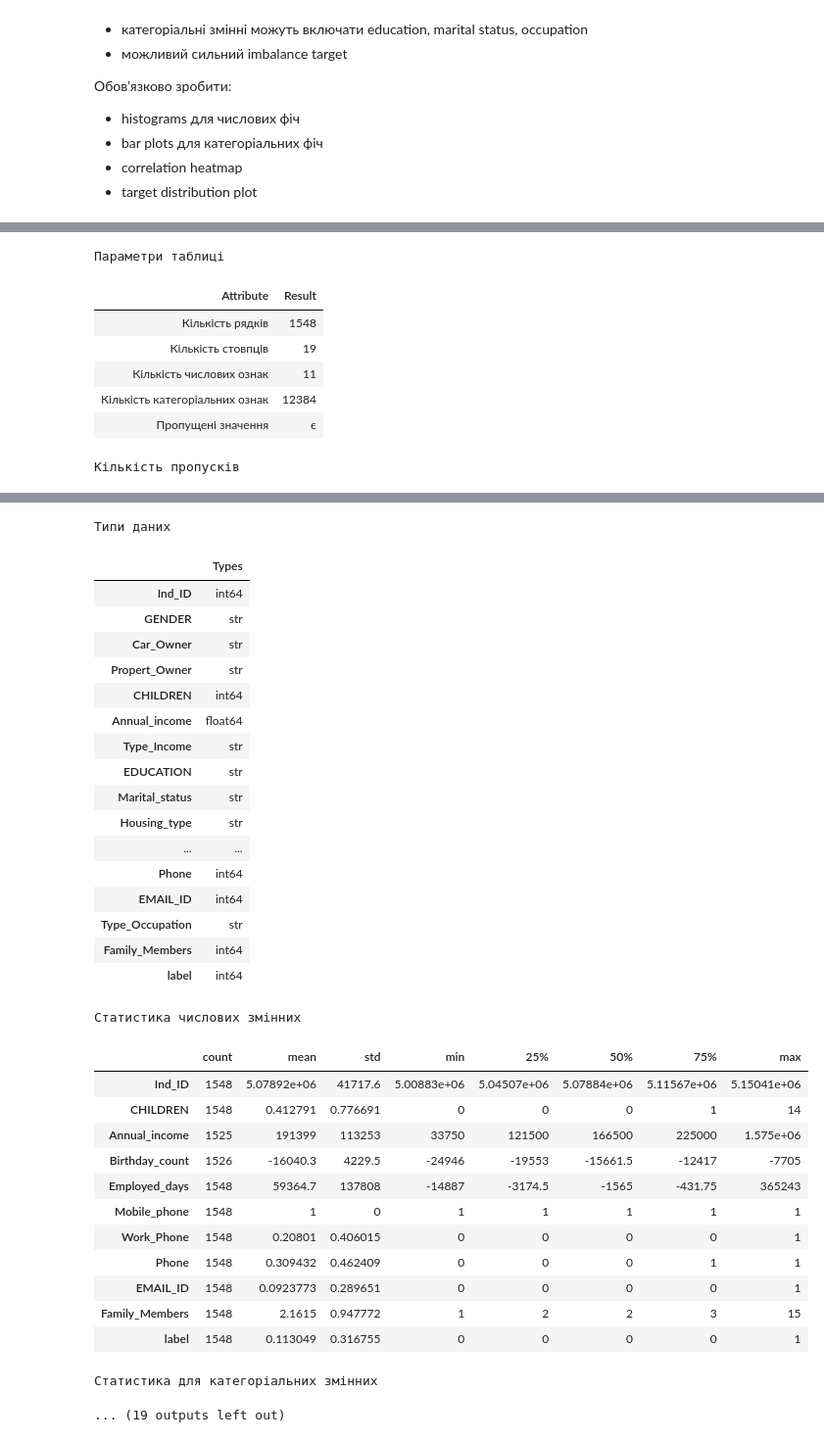
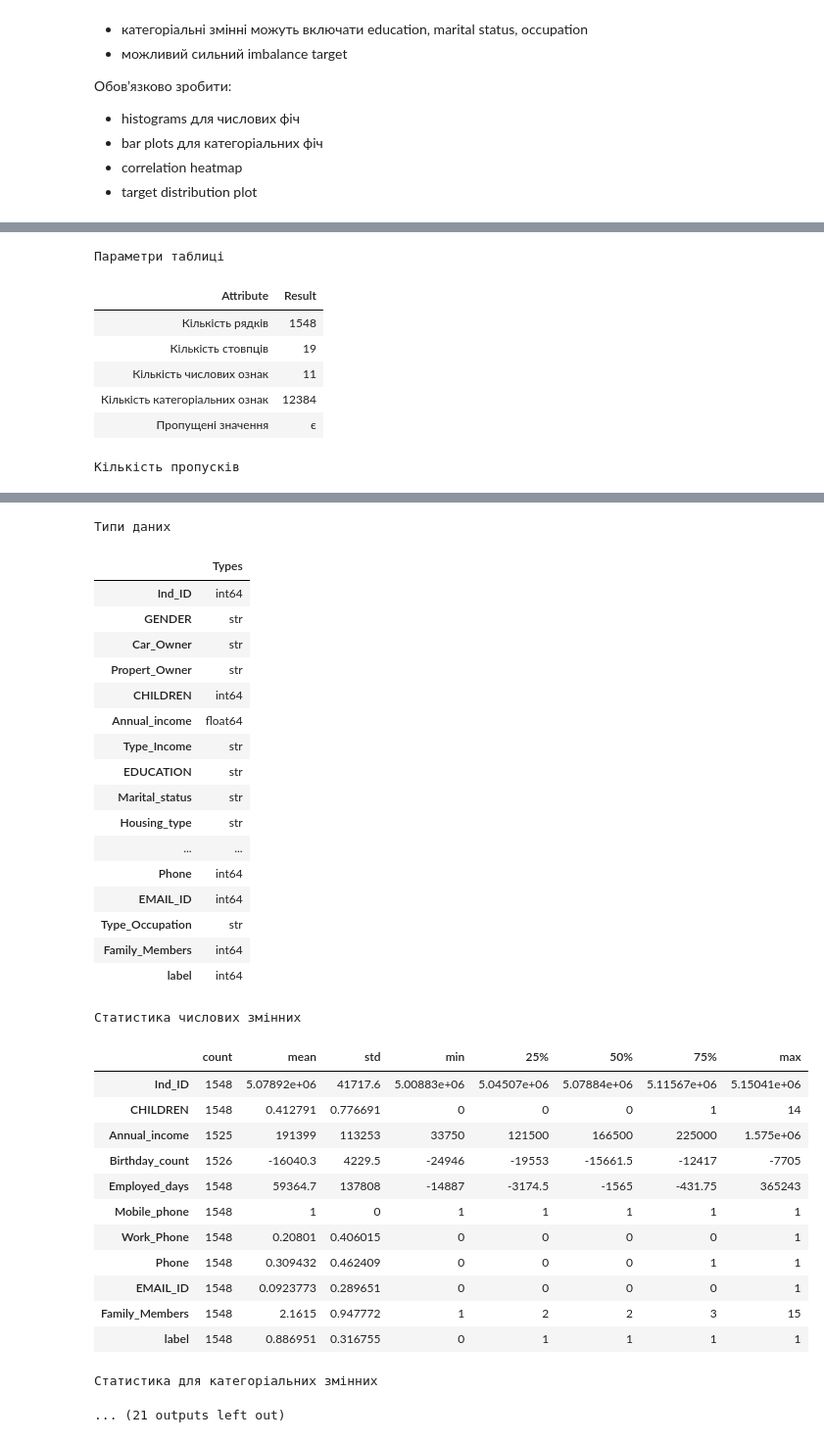
Before and after one commit to BogdanPinchuk/DataScience-PBY_HW20_Course_Project, a Jupyter notebook: Bohdan_Pinchuk_DS_HW20.ipynb, the cells around one changed output, grey strips where cells are left out. Shown at 98% size. Saved outputs shown, nothing was run; the diff lists cells and outputs as text; code cells hidden in the pictures.

Commit message:
[Homework20] - added contrast and analysis the target value

```diff
--- a/Bohdan_Pinchuk_DS_HW20.ipynb
+++ b/Bohdan_Pinchuk_DS_HW20.ipynb
@@ -305,11 +305,16 @@ credit_card_details_dataset = mn.download_and_extract_from_kagglehub("rohitudage
                                                                      "Credit_card.csv",
                                                                      db_file_name,
                                                                      update_db=update_db)
+
 credit_card_labels_dataset = mn.download_and_extract_from_kagglehub("rohitudageri/credit-card-details",
                                                                     "Credit_card_label.csv",
                                                                     db_file_name,
                                                                     ds_name="credit_card_labels",
                                                                     update_db=update_db)
+
+# робимо заміну для кращого сприйняття, 0 - false, 1 - true по схваленні заявки
+credit_card_labels_dataset[target_value] = credit_card_labels_dataset[target_value].map({0: 1, 1: 0})
+
 # Merge
 credit_card_dataset = (
     pd.merge(credit_card_details_dataset, credit_card_labels_dataset, on="Ind_ID", how="outer"))  # type: ignore
@@ -352,8 +357,9 @@ from IPython.display import display
 from IPython.core.display import Markdown
 
 # Input data
+n_first_rows = 5
+balans_level = 0.1
 ds_name = "Credit card Details"
-n_first_rows = 5
 
 # Solution
 data_set = credit_card_dataset
@@ -375,6 +381,14 @@ rp.add_item("Кількість стовпців", str(n_columns))
 rp.add_item("Кількість числових ознак", str(col_num_type.columns.size))
 rp.add_item("Кількість категоріальних ознак", str(col_cat_type.size))
 rp.add_item("Пропущені значення", 'є' if is_empty_val > 0 else 'немає')
+
+sorted_target_values_count = data_set[target_value].value_counts().tolist()
+max_contrast = mn.contrast(min(sorted_target_values_count), max(sorted_target_values_count))
+
+rp1 = rpt.Reporter()
+rp1.add_item("Рівень датасету,\nпри якому він буде вважатися збалансованим", f"{balans_level:.2%}")
+rp1.add_item("Датасет збалансований", 'так' if max_contrast <= balans_level else 'ні')
+rp1.add_item("Максимальна відмінність між класами", f"{max_contrast:.2%}")
 
 # Print results
 display(Markdown(f"### Аналіз даних"))
@@ -402,6 +416,8 @@ display(pd.concat([
     data_set[target_value].value_counts(),
     data_set[target_value].value_counts(normalize=True),
 ], axis=1).style.set_caption("Цільова змінна"))
+
+rp1.print_pd_report("Збалансованість датасету за цільовою змінною")
 # %% [output]
 ### Аналіз даних
 Перші 5 рядків датасету
@@ -439,33 +455,33 @@ display(pd.concat([
 Типи даних
 |  | Types |
 | Ind_ID | int64 |
 | GENDER | str |
 | Car_Owner | str |
 | Propert_Owner | str |
 | CHILDREN | int64 |
 | Annual_income | float64 |
 | Type_Income | str |
 | EDUCATION | str |
 | Marital_status | str |
 | Housing_type | str |
 | ... | ... |
 | Phone | int64 |
 | EMAIL_ID | int64 |
 | Type_Occupation | str |
 | Family_Members | int64 |
 | label | int64 |
 Статистика числових змінних
 |  | count | mean | std | min | 25% | 50% | 75% | max |
 | Ind_ID | 1548 | 5.07892e+06 | 41717.6 | 5.00883e+06 | 5.04507e+06 | 5.07884e+06 | 5.11567e+06 | 5.15041e+06 |
 | CHILDREN | 1548 | 0.412791 | 0.776691 | 0 | 0 | 0 | 1 | 14 |
 | Annual_income | 1525 | 191399 | 113253 | 33750 | 121500 | 166500 | 225000 | 1.575e+06 |
 | Birthday_count | 1526 | -16040.3 | 4229.5 | -24946 | -19553 | -15661.5 | -12417 | -7705 |
 | Employed_days | 1548 | 59364.7 | 137808 | -14887 | -3174.5 | -1565 | -431.75 | 365243 |
 | Mobile_phone | 1548 | 1 | 0 | 1 | 1 | 1 | 1 | 1 |
 | Work_Phone | 1548 | 0.20801 | 0.406015 | 0 | 0 | 0 | 0 | 1 |
 | Phone | 1548 | 0.309432 | 0.462409 | 0 | 0 | 0 | 1 | 1 |
 | EMAIL_ID | 1548 | 0.0923773 | 0.289651 | 0 | 0 | 0 | 0 | 1 |
 | Family_Members | 1548 | 2.1615 | 0.947772 | 1 | 2 | 2 | 3 | 15 |
-| label | 1548 | 0.113049 | 0.316755 | 0 | 0 | 0 | 0 | 1 |
+| label | 1548 | 0.886951 | 0.316755 | 0 | 1 | 1 | 1 | 1 |
 Статистика для категоріальних змінних
-... (19 outputs left out)
+... (21 outputs left out)
```
Also changed, not shown: parts of 1 cell of this notebook, 1 other file.
